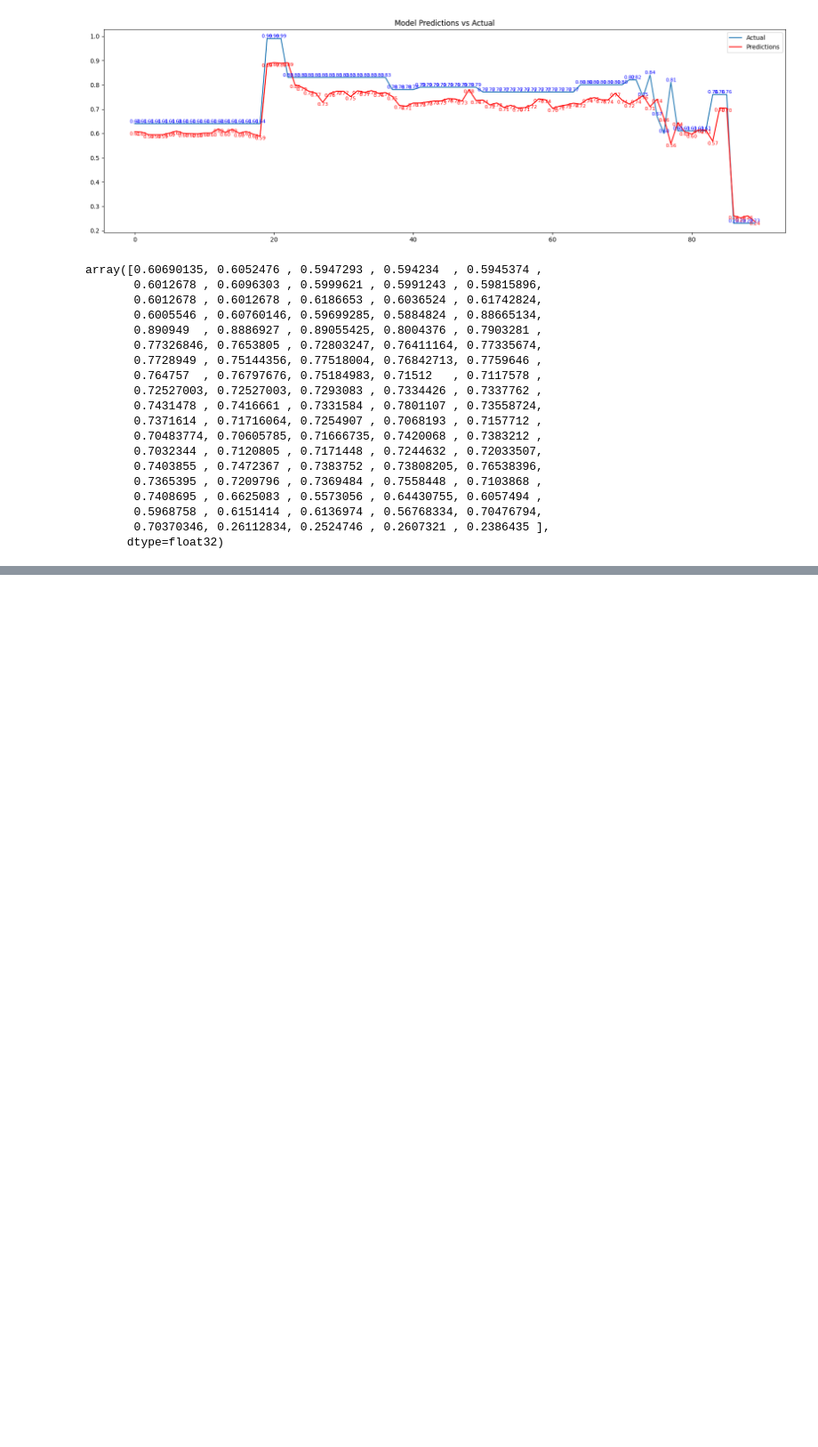
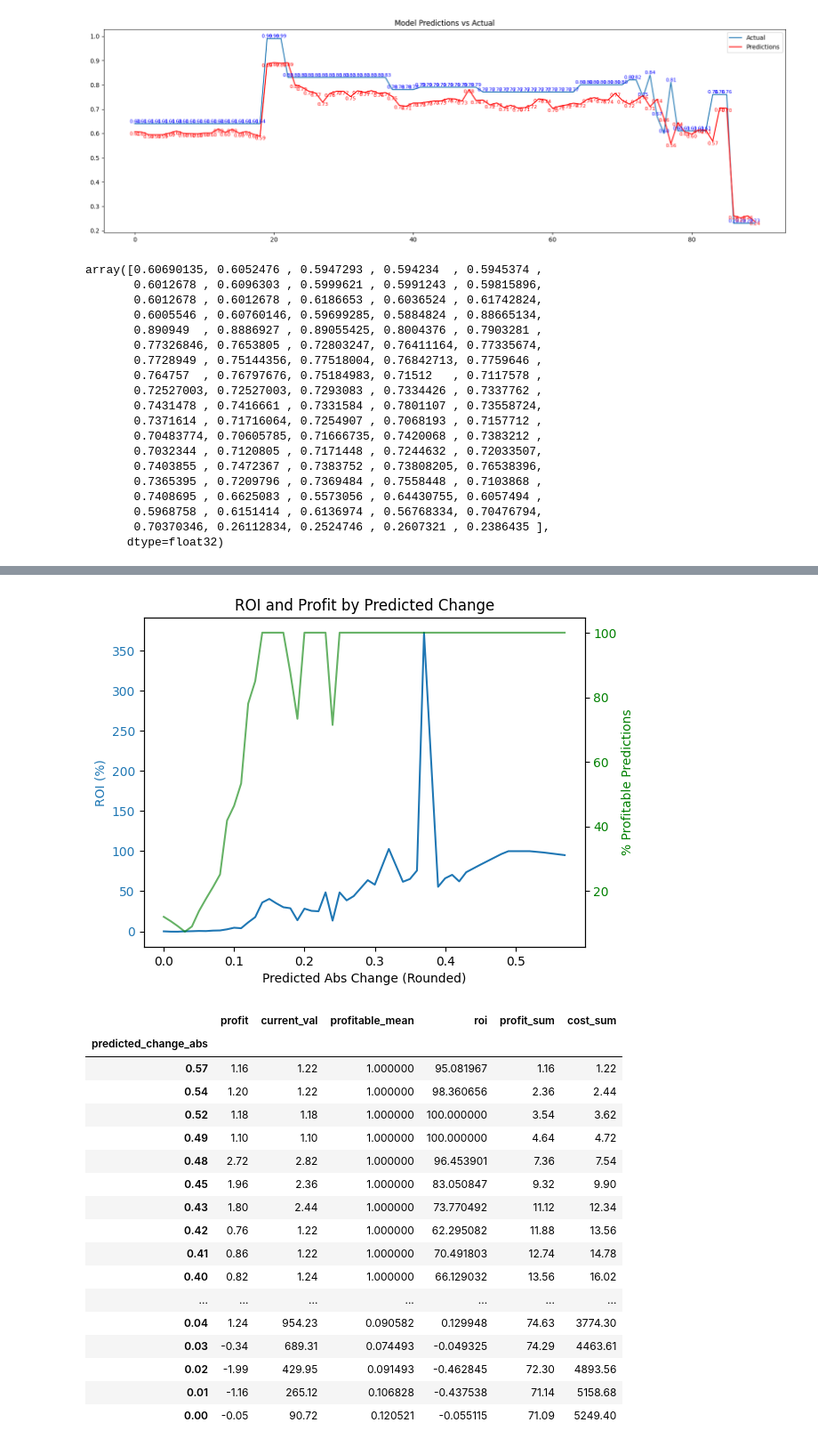
Before and after one commit to gtdlk20/cracking_nfl_kalshi, a Jupyter notebook: test.ipynb, the cells around one changed output, grey strips where cells are left out. Shown at 89% size. Cells and saved outputs as stored; diff of their text form; code cells hidden in the pictures; blank space fills up the shorter version.

```diff
--- a/test.ipynb
+++ b/test.ipynb
@@ -489,0 +605,44 @@ array([0.60690135, 0.6052476 , 0.5947293 , 0.594234  , 0.5945374 ,
+# %%
+preds_df['profitable'] = (preds_df['profit'] > 0).astype(int)
+grouped = preds_df.groupby(preds_df['predicted_change_abs'].round(2))[['profit', 'current_val']].sum().sort_index(ascending=False)
+grouped['profitable_mean'] = preds_df.groupby(preds_df['predicted_change_abs'].round(2))['profitable'].mean()
+
+grouped['roi'] = grouped['profit'] / grouped['current_val'] * 100
+grouped['profit_sum'] = grouped['profit'].cumsum()
+grouped['cost_sum'] = grouped['current_val'].cumsum()
+fig, ax1 = plt.subplots()
+
+# Plot ROI on the primary y-axis
+ax1.plot(grouped.index, grouped['roi'], label='ROI', color='#1F77B4')
+ax1.set_xlabel('Predicted Abs Change (Rounded)')
+ax1.set_ylabel('ROI (%)', color='#1F77B4')
+ax1.tick_params(axis='y', labelcolor='#1F77B4')
+
+# Create a secondary y-axis for profit
+ax2 = ax1.twinx()
+ax2.plot(grouped.index, grouped['profitable_mean'] * 100, label='% Profitable Predictions', color='green', alpha=0.6)
+ax2.set_ylabel('% Profitable Predictions', color='green')
+ax2.tick_params(axis='y', labelcolor='green')
+
+# Add legends
+plt.title('ROI and Profit by Predicted Change')
+# %% [output]
+[figure, added]
+|  | profit | current_val | profitable_mean | roi | profit_sum | cost_sum |
+| predicted_change_abs |  |  |  |  |  |  |
+| 0.57 | 1.16 | 1.22 | 1.000000 | 95.081967 | 1.16 | 1.22 |
+| 0.54 | 1.20 | 1.22 | 1.000000 | 98.360656 | 2.36 | 2.44 |
+| 0.52 | 1.18 | 1.18 | 1.000000 | 100.000000 | 3.54 | 3.62 |
+| 0.49 | 1.10 | 1.10 | 1.000000 | 100.000000 | 4.64 | 4.72 |
+| 0.48 | 2.72 | 2.82 | 1.000000 | 96.453901 | 7.36 | 7.54 |
+| 0.45 | 1.96 | 2.36 | 1.000000 | 83.050847 | 9.32 | 9.90 |
+| 0.43 | 1.80 | 2.44 | 1.000000 | 73.770492 | 11.12 | 12.34 |
+| 0.42 | 0.76 | 1.22 | 1.000000 | 62.295082 | 11.88 | 13.56 |
+| 0.41 | 0.86 | 1.22 | 1.000000 | 70.491803 | 12.74 | 14.78 |
+| 0.40 | 0.82 | 1.24 | 1.000000 | 66.129032 | 13.56 | 16.02 |
+| ... | ... | ... | ... | ... | ... | ... |
+| 0.04 | 1.24 | 954.23 | 0.090582 | 0.129948 | 74.63 | 3774.30 |
+| 0.03 | -0.34 | 689.31 | 0.074493 | -0.049325 | 74.29 | 4463.61 |
+| 0.02 | -1.99 | 429.95 | 0.091493 | -0.462845 | 72.30 | 4893.56 |
+| 0.01 | -1.16 | 265.12 | 0.106828 | -0.437538 | 71.14 | 5158.68 |
+| 0.00 | -0.05 | 90.72 | 0.120521 | -0.055115 | 71.09 | 5249.40 |
```
Also changed, not shown: parts of 13 cells of this notebook, 2 other files.
